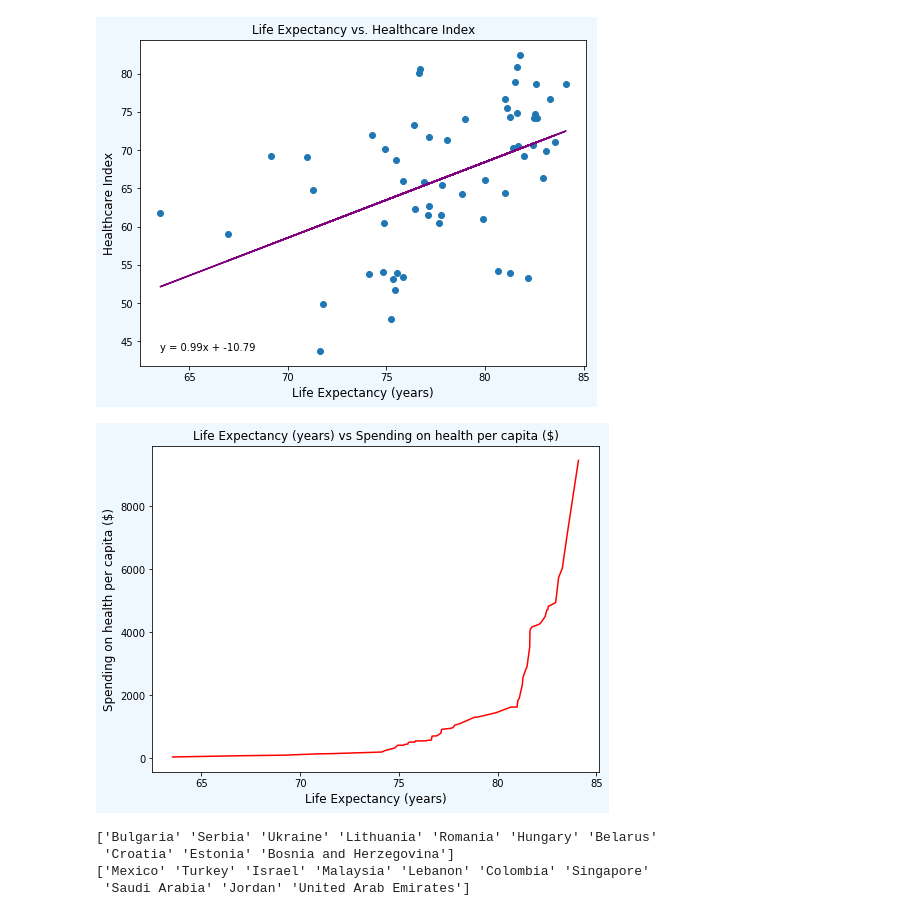
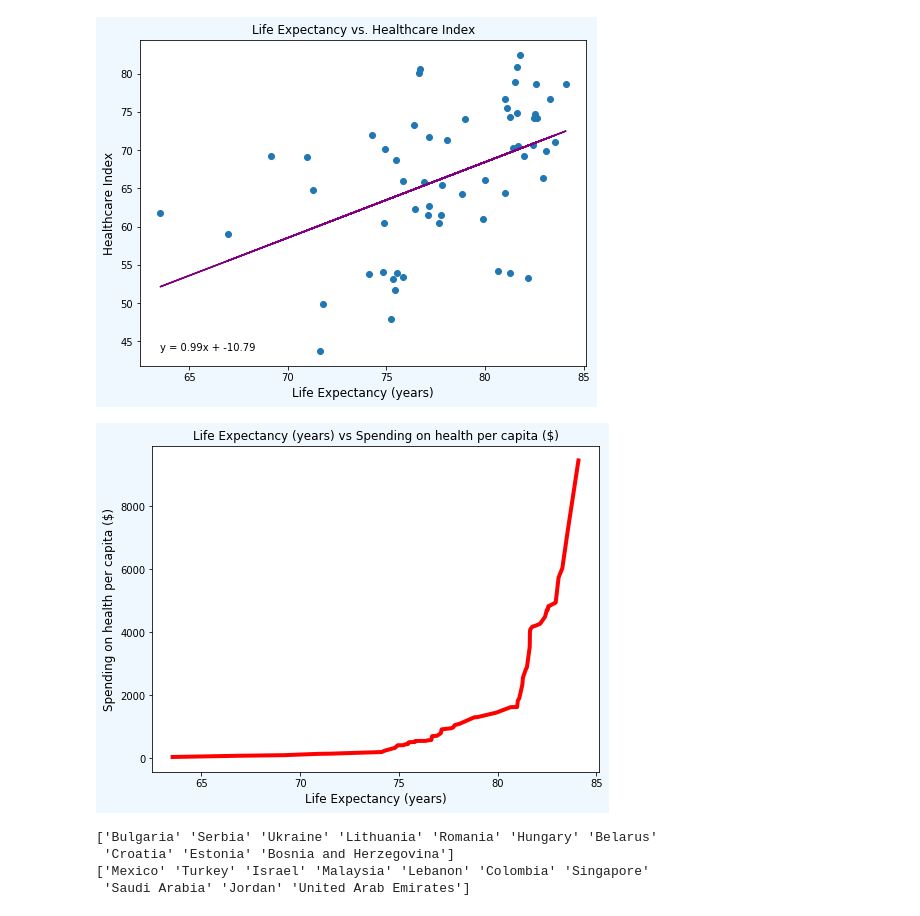
Before and after one commit to annapettigrew/healthcare-data, a Jupyter notebook: HealthcarePy/test.ipynb, the cells around one changed output. Drawn from its saved outputs; the diff is of its cells as text; code cells hidden in the pictures.

```diff
--- a/HealthcarePy/test.ipynb
+++ b/HealthcarePy/test.ipynb
@@ -201,13 +228,13 @@ plt.show()
 # %%
 # Life Expectancy (years) vs Spending on health per capita ($)
 plt.figure(figsize=(8,6))
-plt.plot(life_expect.sort_values(axis=0, ascending=False), spend_per_person.sort_values(axis=0, ascending=False), color='r')
+plt.plot(life_expect.sort_values(axis=0, ascending=False), spend_per_person.sort_values(axis=0, ascending=False), color='r', linewidth=4)
 plt.xlabel('Life Expectancy (years)', fontsize=12)
 plt.ylabel('Spending on health per capita ($)', fontsize=12)
 plt.title('Life Expectancy (years) vs Spending on health per capita ($)')
 plt.savefig('Output/life_expectancy_vs_spendpercap')
 # %% [output]
-[figure, old version]
+[figure, new version]
 # %%
 # Countries with highest and lowest death rates
 grouped_df.sort_values(by=['Total Death Rate'], inplace=True, ascending=False)
```
Also changed, not shown: parts of 9 cells of this notebook, 4 other files.
